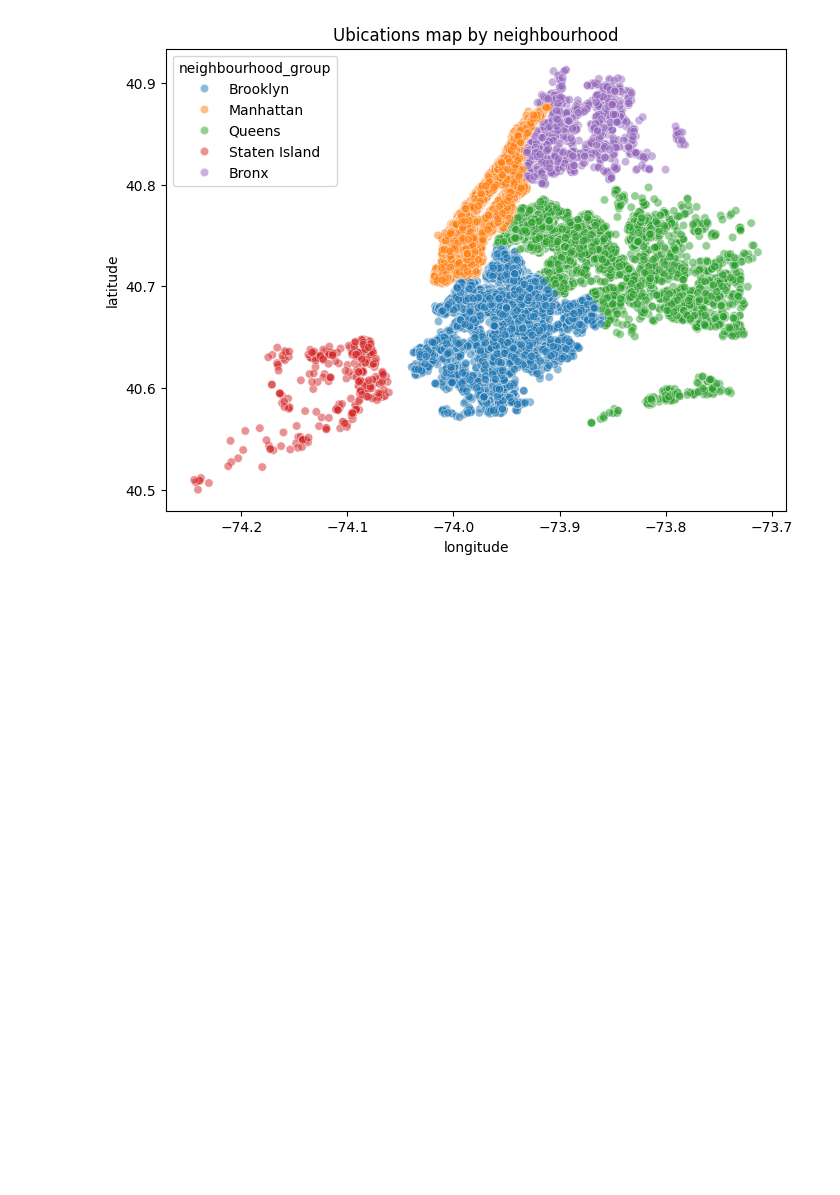
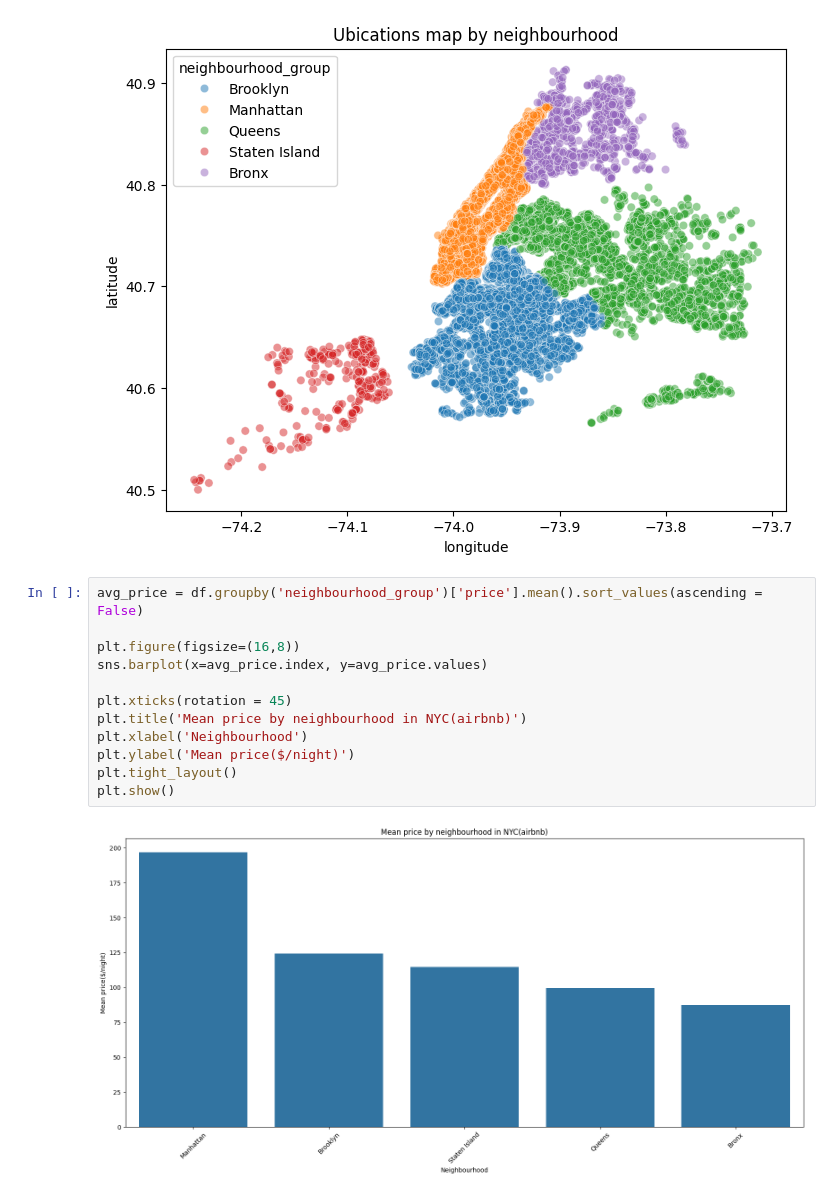
Before and after one commit to 4GeeksAcademy/kiliangil-machine-learning-python-template, a Jupyter notebook: src/explore.ipynb, the cells around one changed output. Cells and saved outputs as stored; diff of their text form; blank space fills up the shorter version.

```diff
--- a/src/explore.ipynb
+++ b/src/explore.ipynb
@@ -106,3 +106,17 @@ plt.title('Ubications map by neighbourhood')
 # %% [output]
 Text(0.5, 1.0, 'Ubications map by neighbourhood')
 [figure]
+# %%
+avg_price = df.groupby('neighbourhood_group')['price'].mean().sort_values(ascending = False)
+
+plt.figure(figsize=(16,8))
+sns.barplot(x=avg_price.index, y=avg_price.values)
+
+plt.xticks(rotation = 45)
+plt.title('Mean price by neighbourhood in NYC(airbnb)')
+plt.xlabel('Neighbourhood')
+plt.ylabel('Mean price($/night)')
+plt.tight_layout()
+plt.show()
+# %% [output]
+[figure, added]
```
